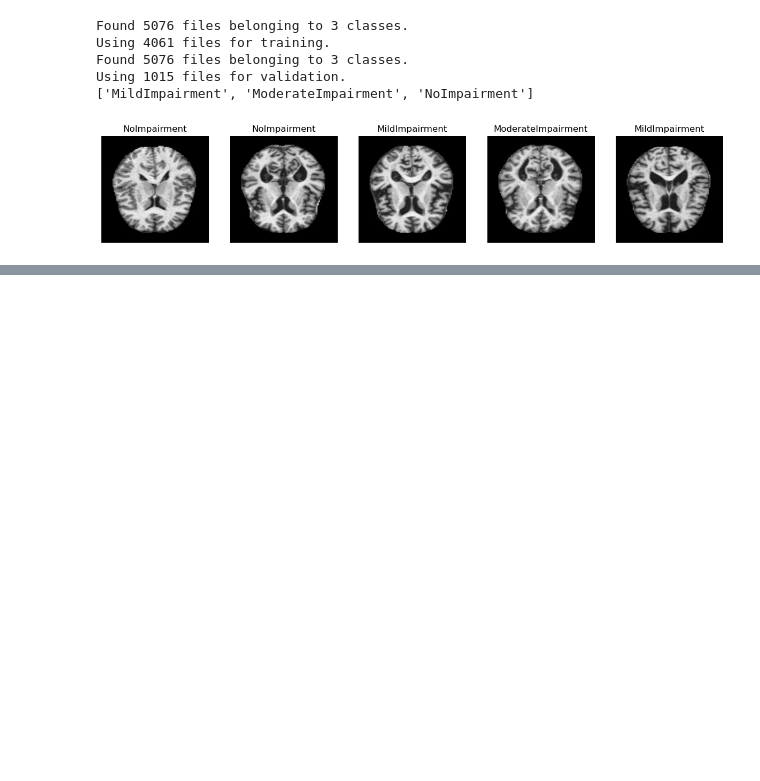
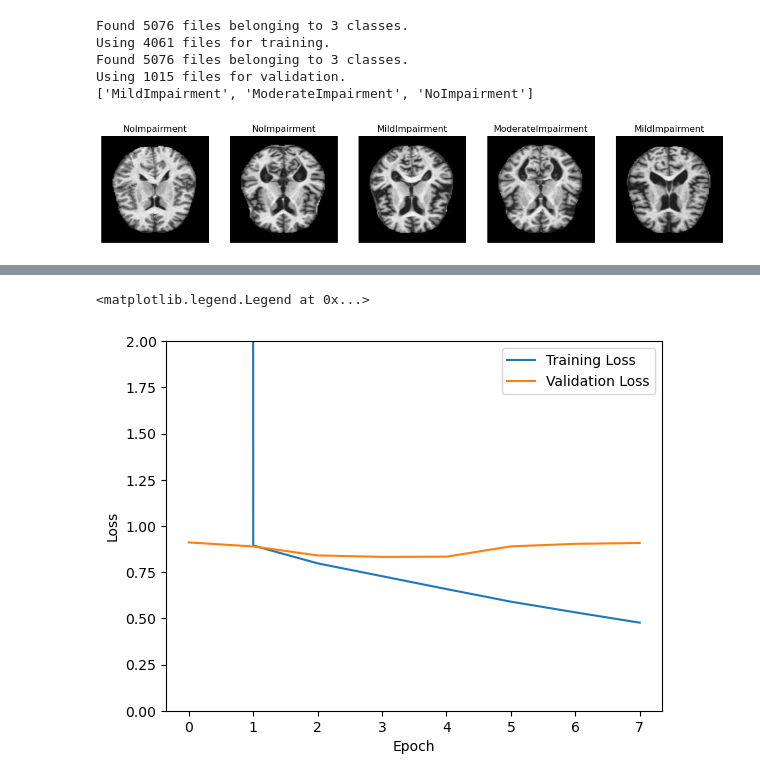
Before and after one commit to ryadl14/dementia_classifier, a Jupyter notebook: script.ipynb, the cells around one changed output, grey strips where cells are left out. Cells and saved outputs as stored; diff of their text form; code cells hidden in the pictures; blank space fills up the shorter version.

Commit message:
Completed first iteration of model.

```diff
--- a/script.ipynb
+++ b/script.ipynb
@@ -77,13 +81,21 @@ ValueError: Attempt to convert a value (<_PrefetchDataset element_spec=(TensorSp
 # %%
 from tensorflow.keras import models
 from tensorflow.keras import layers
-from tensorflow.keras.layers import Input, Flatten, Dropout, Dense
+from tensorflow.keras.layers import Input, Conv2D, MaxPooling2D, Flatten, Dropout, Dense
 
-model = tf.keras.models.Sequential([
+model = models.Sequential([
     Input(shape=(256, 256, 3)),
-    layers.Conv2D(filters=32, kernel_size=3, activation='relu'),
+    Conv2D(filters=32, kernel_size=3, activation='relu'),
+    MaxPooling2D (2,2),
     Flatten(),
     Dropout(rate = 0.1),
     Dense(units = 3, activation = 'softmax')
-
 ])
+# %%
+#Stochastic gradient descent optimisation algorithm
+from tensorflow.keras.optimizers import Adam
+
+model.compile(optimizer = Adam(learning_rate = 0.003),
+              loss = "sparse_categorical_crossentropy",
+              metrics =['accuracy'])
+model.summary()
@@ -89,0 +120,13 @@ model = tf.keras.models.Sequential([
+# %%
+from tensorflow.keras.callbacks import EarlyStopping
+
+early_stopping_callback = EarlyStopping(
+    monitor = 'val_loss',
+    patience = 4,
+    restore_best_weights = True
+)
+# %%
+model_training = model.fit(train_ds, validation_data = val_ds,
+                           batch_size=32,
+                           epochs=20, shuffle=True,
+                           callbacks = [early_stopping_callback])
@@ -89,0 +155,10 @@ model = tf.keras.models.Sequential([
+# %%
+plt.plot (model_training.epoch, model_training.history["loss"], label = 'Training Loss')
+plt.plot (model_training.epoch, model_training.history["val_loss"], label = 'Validation Loss')
+plt.ylabel("Loss")
+plt.xlabel("Epoch")
+plt.ylim (0,2)
+plt.legend()
+# %% [output]
+<matplotlib.legend.Legend at 0x...>
+[figure, added]
```
Also changed, not shown: parts of 8 cells of this notebook.
